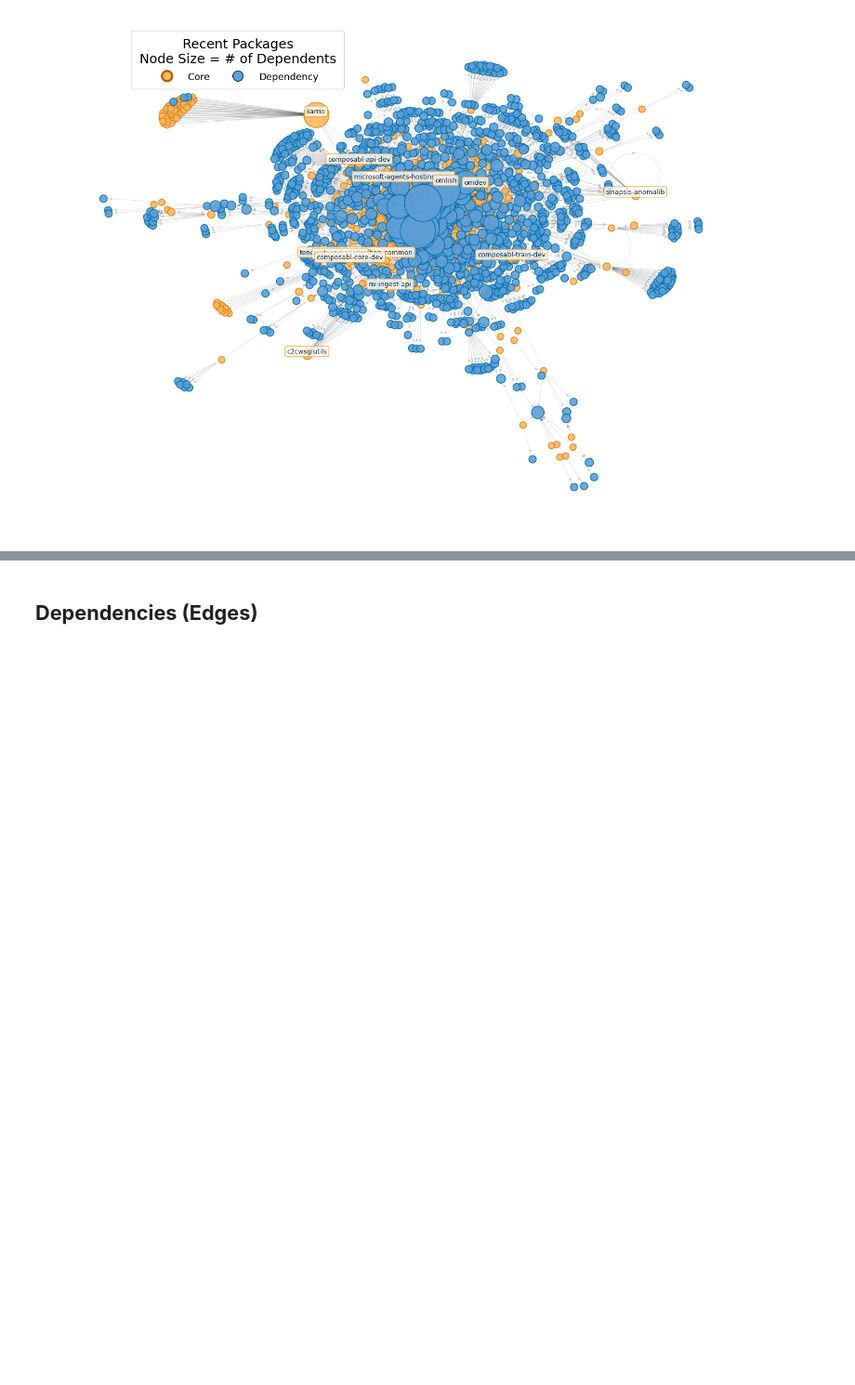
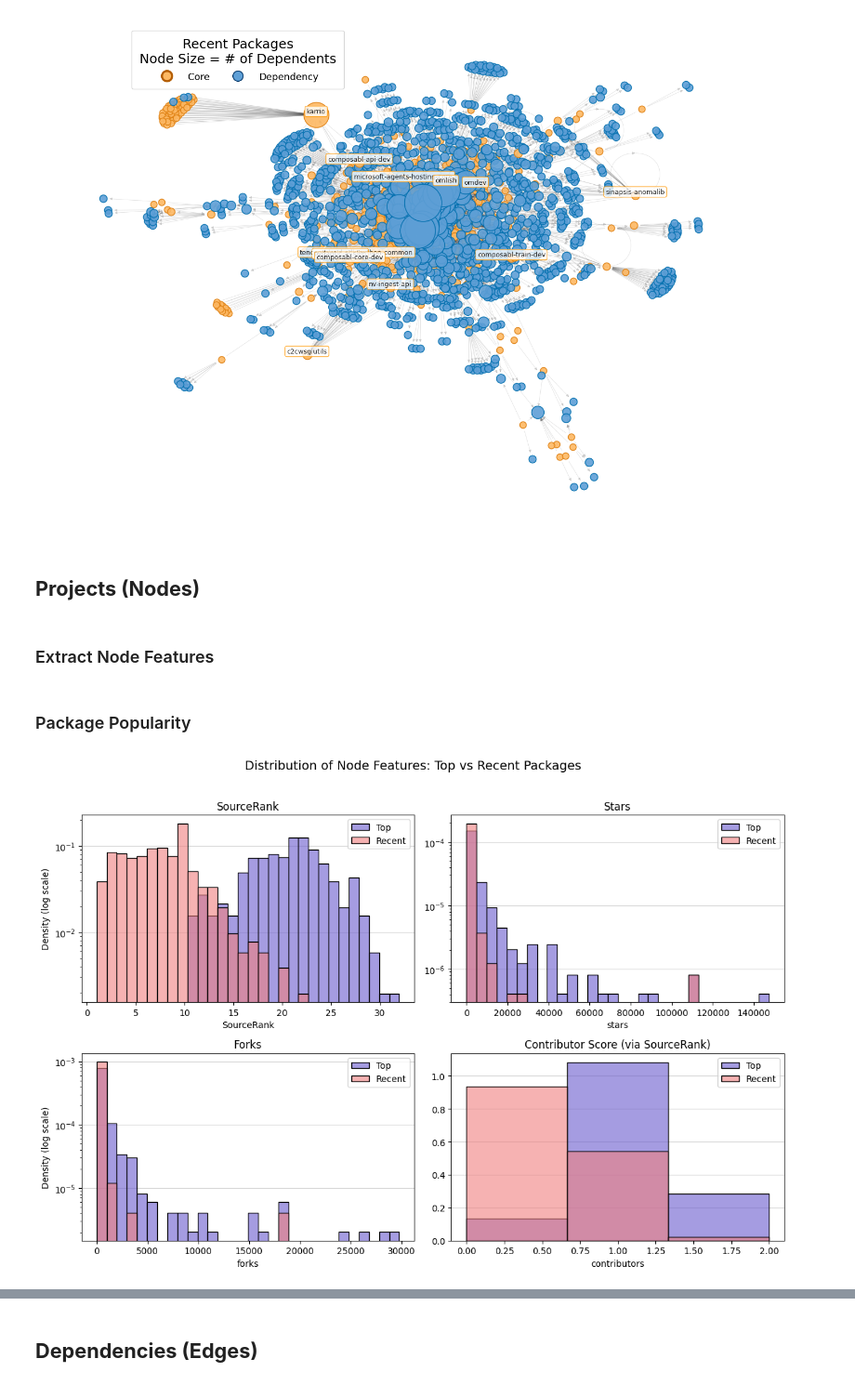
Before and after one commit to ericzander/pypi-anomaly-detection, a Jupyter notebook: notebooks/01_data_exploration.ipynb, the cells around one changed output, grey strips where cells are left out. Shown at 93% size. Cells and saved outputs as stored; diff of their text form; code cells hidden in the pictures; blank space fills up the shorter version.

```diff
--- a/notebooks/01_data_exploration.ipynb
+++ b/notebooks/01_data_exploration.ipynb
@@ -199,3 +207,7 @@ plot_core_dependency_graph(G_top, "Top Packages\nNode Size = # of Dependents", m
 plot_core_dependency_graph(G_recent, "Recent Packages\nNode Size = # of Dependents", bbox_to_anchor=(0.12, 0.99))
 # %% [output]
 [figure]
+# %% [markdown]
+## **Projects (Nodes)**
+# %% [markdown]
+### Extract Node Features
@@ -201,0 +226,40 @@ plot_core_dependency_graph(G_recent, "Recent Packages\nNode Size = # of Dependen
+# %% [markdown]
+### Package Popularity
+# %%
+fig, axes = plt.subplots(2, 2, figsize=(12, 8))
+axes = axes.flatten()
+
+features = ["SourceRank", "stars", "forks", "contributors"]
+titles = ["SourceRank", "Stars", "Forks", "Contributor Score (via SourceRank)"]
+
+for i, feature in enumerate(features):
+    data_top = df_nodes_top[feature]
+    data_recent = df_nodes_recent[feature]
+    data_all = pd.concat([data_top, data_recent])
+    min_val = data_all.min()
+    max_val = data_all.max()
+
+    if feature == "contributors":
+        bins = 3
+    else:
+        bins = 30
+        bin_width = (max_val - min_val) / bins if max_val > min_val else 1
+        bins = np.arange(min_val, max_val + bin_width, bin_width)
+        axes[i].set_yscale("log")
+
+    sns.histplot(data_top, bins=bins, color=colors[0], label="Top", ax=axes[i], alpha=0.6, stat="density")
+    sns.histplot(data_recent, bins=bins, color=colors[1], label="Recent", ax=axes[i], alpha=0.6, stat="density")
+    axes[i].set_title(titles[i])
+    axes[i].set_xlabel(feature)
+    if i % 2 == 0:
+        axes[i].set_ylabel("Density (log scale)")
+    else:
+        axes[i].set_ylabel("")
+    axes[i].legend()
+    add_grid(axes[i], "y")
+
+fig.suptitle("Distribution of Node Features: Top vs Recent Packages", fontsize=14, y=1.02)
+plt.tight_layout()
+plt.show()
+# %% [output]
+[figure, added]
```
Also changed, not shown: parts of 53 cells of this notebook, 1 other file.
